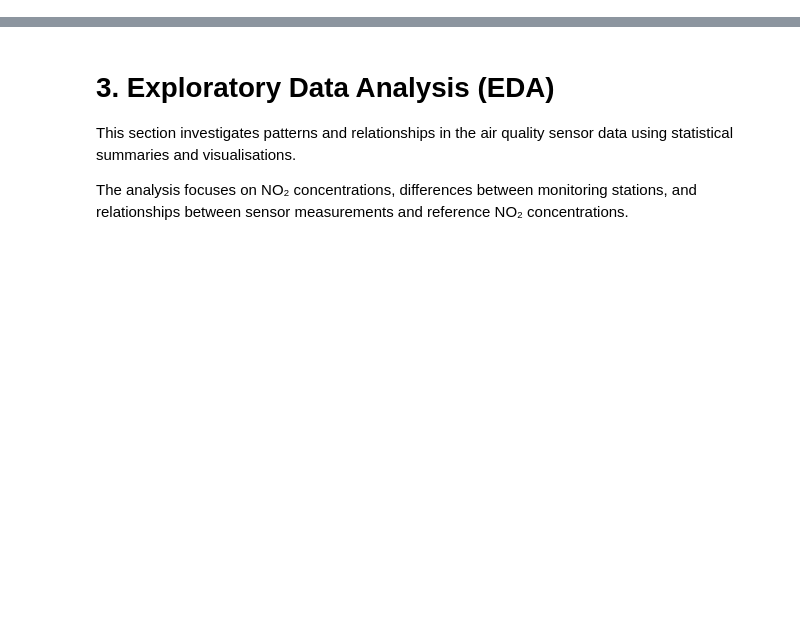
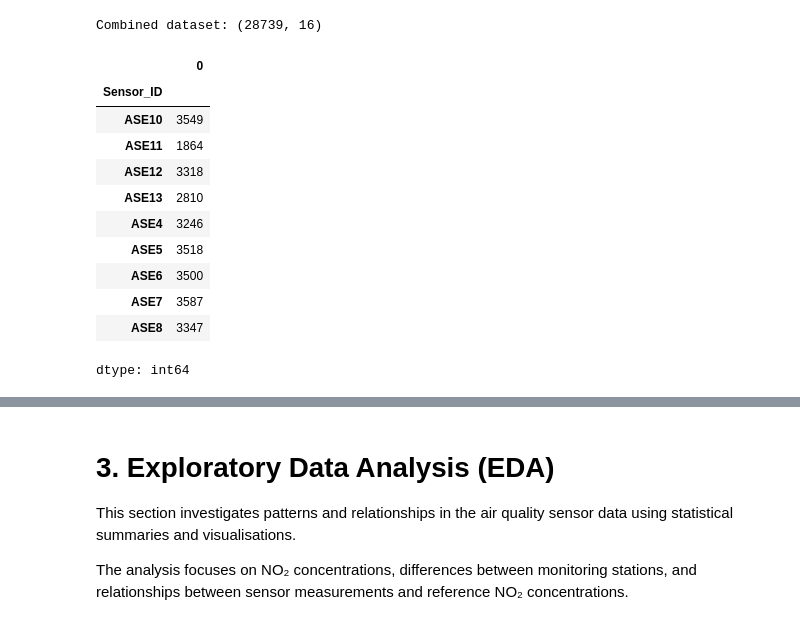
Before and after one commit to JoshuaBL2002/Advanced-Data-Science-Project-Repository, a Jupyter notebook: notebooks/Air_Quality_NO2_Project.ipynb, the cells around one changed output, grey strips where cells are left out. Saved outputs shown, nothing was run; the diff lists cells and outputs as text; code cells hidden in the pictures; blank space fills up the shorter version.

```diff
--- a/notebooks/Air_Quality_NO2_Project.ipynb
+++ b/notebooks/Air_Quality_NO2_Project.ipynb
@@ -95 +278,59 @@ reference NO₂ target variable.
+# %%
+# Section 2.1 - Combine Sensor Datasets and Create Target
+# Concatenate all sensor DataFrames and construct the aligned reference target
+all_sensors = pd.concat(
+    sensor_data.values(),
+    ignore_index=True
+)
+
+# Create the reference NO2 target based on the monitoring station location
+all_sensors["Reference_NO2"] = np.where(
+    all_sensors["Location"] == "SUD3",
+    all_sensors["SUD3_NO2"],
+    np.where(
+        all_sensors["Location"] == "QDP",
+        all_sensors["QDP_NO2"],
+        np.nan
+    )
+)
+
+# Convert reference measurements to numeric type
+all_sensors["Reference_NO2"] = pd.to_numeric(
+    all_sensors["Reference_NO2"],
+    errors="coerce"
+)
+
+# Prepare timestamps (using 'date' column)
+all_sensors["date"] = pd.to_datetime(
+    all_sensors["date"],
+    errors="coerce"
+)
+
+# Remove observations without a valid target or timestamp
+combined_clean = all_sensors.dropna(
+    subset=["Reference_NO2", "date"]
+).copy()
+
+# Remove duplicate records within the same sensor
+combined_clean = combined_clean.drop_duplicates()
+
+print("Combined dataset:", combined_clean.shape)
+
+display(
+    combined_clean.groupby("Sensor_ID").size()
+)
+# %% [output]
+Combined dataset: (28739, 16)
+|  | 0 |
+| Sensor_ID |  |
+| ASE10 | 3549 |
+| ASE11 | 1864 |
+| ASE12 | 3318 |
+| ASE13 | 2810 |
+| ASE4 | 3246 |
+| ASE5 | 3518 |
+| ASE6 | 3500 |
+| ASE7 | 3587 |
+| ASE8 | 3347 |
+dtype: int64
 # %%
```
Also changed, not shown: parts of 34 cells of this notebook.
